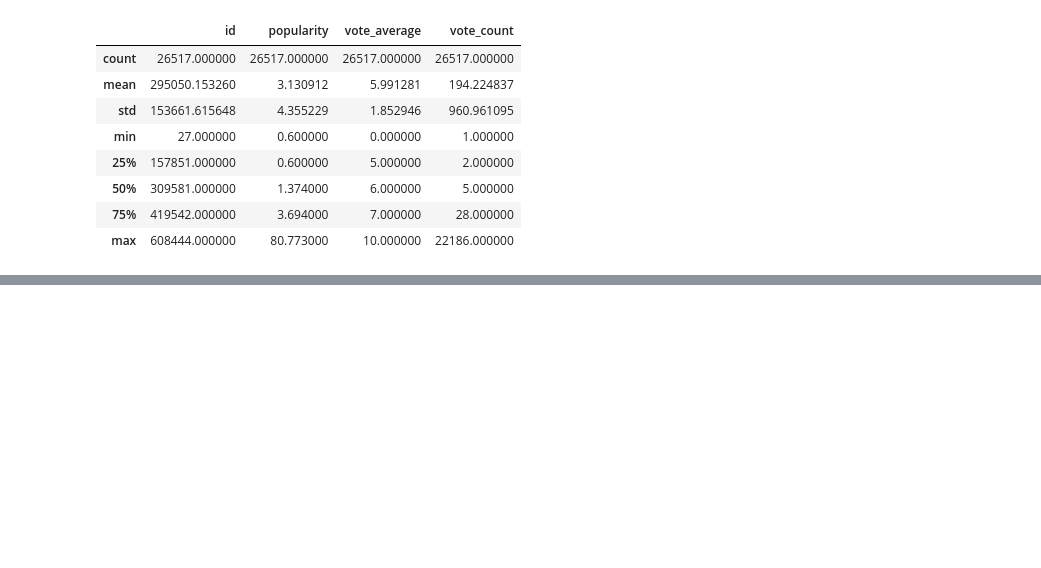
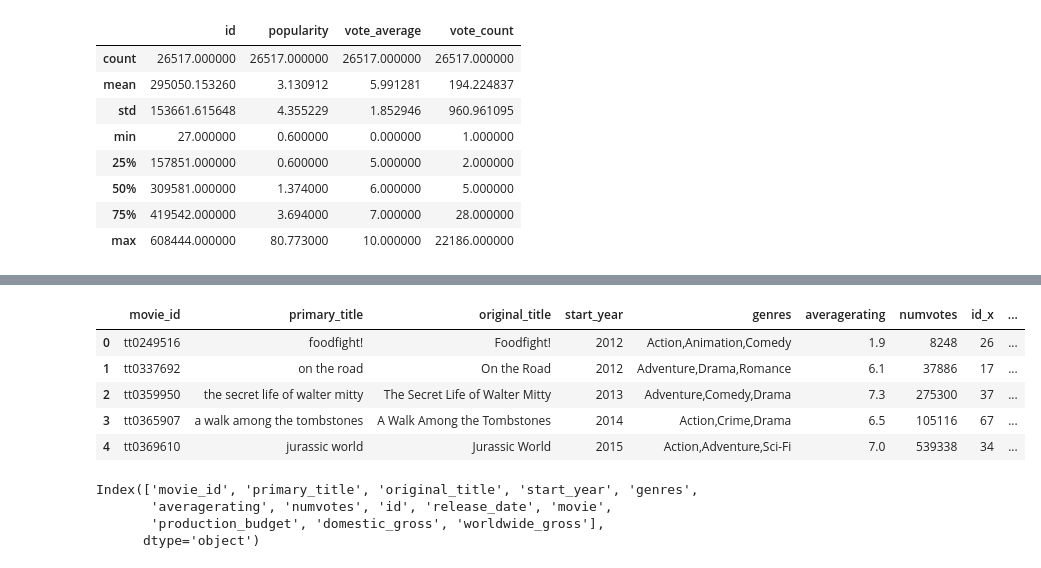
Before and after one commit to Audrey-coder/Phase-2-Project-Group-7, a Jupyter notebook: index.ipynb, the cells around one changed output, grey strips where cells are left out. Drawn from its saved outputs; the diff is of its cells as text; code cells hidden in the pictures; blank space fills up the shorter version.

Commit message:
Data cleaning and Preparation done

```diff
--- a/index.ipynb
+++ b/index.ipynb
@@ -349,0 +352,5 @@ movies.describe()
+# %%
+# Merge movie_basics and movie_ratings
+movie_data = pd.merge(movie_basics, movie_ratings, on='movie_id', how='inner')
+
+movie_data.head()
@@ -349,0 +364,33 @@ movies.describe()
+# %%
+# Convert relevant columns to numeric for movie_budgets
+movie_budgets['production_budget'] = movie_budgets['production_budget'].astype(str).str.replace(r'[$,]', '', regex=True).astype(int)
+
+movie_budgets['domestic_gross'] = movie_budgets['domestic_gross'].astype(str).str.replace(r'[$,]', '', regex=True).astype(int)
+# %%
+#movie_budgets['worldwide_gross'] = movie_budgets['worldwide_gross'].astype(str).str.replace(r'[$,]', '', regex=True).astype(int)
+# Convert 'worldwide_gross' to string, remove $ and commas, then convert to float
+movie_budgets['worldwide_gross'] = movie_budgets['worldwide_gross'].astype(str).str.replace(r'[$,]', '', regex=True).astype(float)
+# %%
+# Merge movie data with movie budgets.  Need to clean movie titles to do this.
+
+movie_budgets['movie'] = movie_budgets['movie'].str.lower()
+
+movie_data['primary_title'] = movie_data['primary_title'].str.lower()
+
+movie_data = pd.merge(movie_data, movie_budgets, left_on='primary_title', right_on='movie', how='inner')
+
+movie_data.head()
+# %% [output]
+|  | movie_id | primary_title | original_title | start_year | genres | averagerating | numvotes | id_x | ... |
+| 0 | tt0249516 | foodfight! | Foodfight! | 2012 | Action,Animation,Comedy | 1.9 | 8248 | 26 | ... |
+| 1 | tt0337692 | on the road | On the Road | 2012 | Adventure,Drama,Romance | 6.1 | 37886 | 17 | ... |
+| 2 | tt0359950 | the secret life of walter mitty | The Secret Life of Walter Mitty | 2013 | Adventure,Comedy,Drama | 7.3 | 275300 | 37 | ... |
+| 3 | tt0365907 | a walk among the tombstones | A Walk Among the Tombstones | 2014 | Action,Crime,Drama | 6.5 | 105116 | 67 | ... |
+| 4 | tt0369610 | jurassic world | Jurassic World | 2015 | Action,Adventure,Sci-Fi | 7.0 | 539338 | 34 | ... |
+# %%
+movie_data.columns
+# %% [output]
+Index(['movie_id', 'primary_title', 'original_title', 'start_year', 'genres',
+       'averagerating', 'numvotes', 'id', 'release_date', 'movie',
+       'production_budget', 'domestic_gross', 'worldwide_gross'],
+      dtype='object')
```
Also changed, not shown: parts of 5 cells of this notebook.
